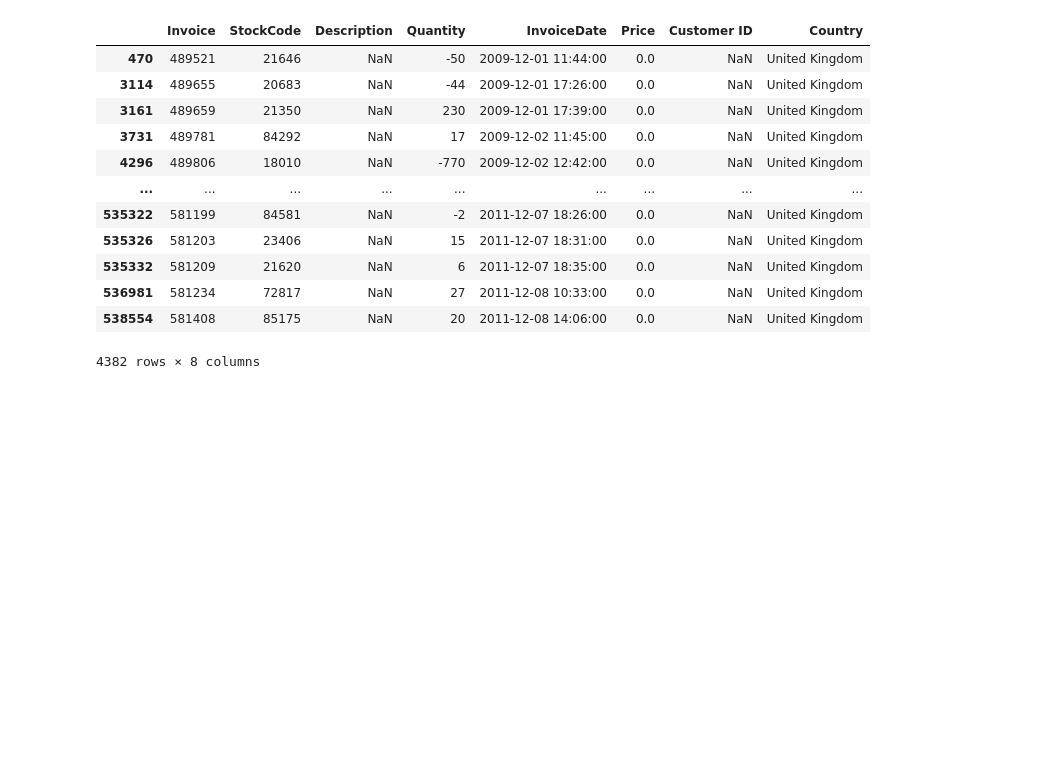
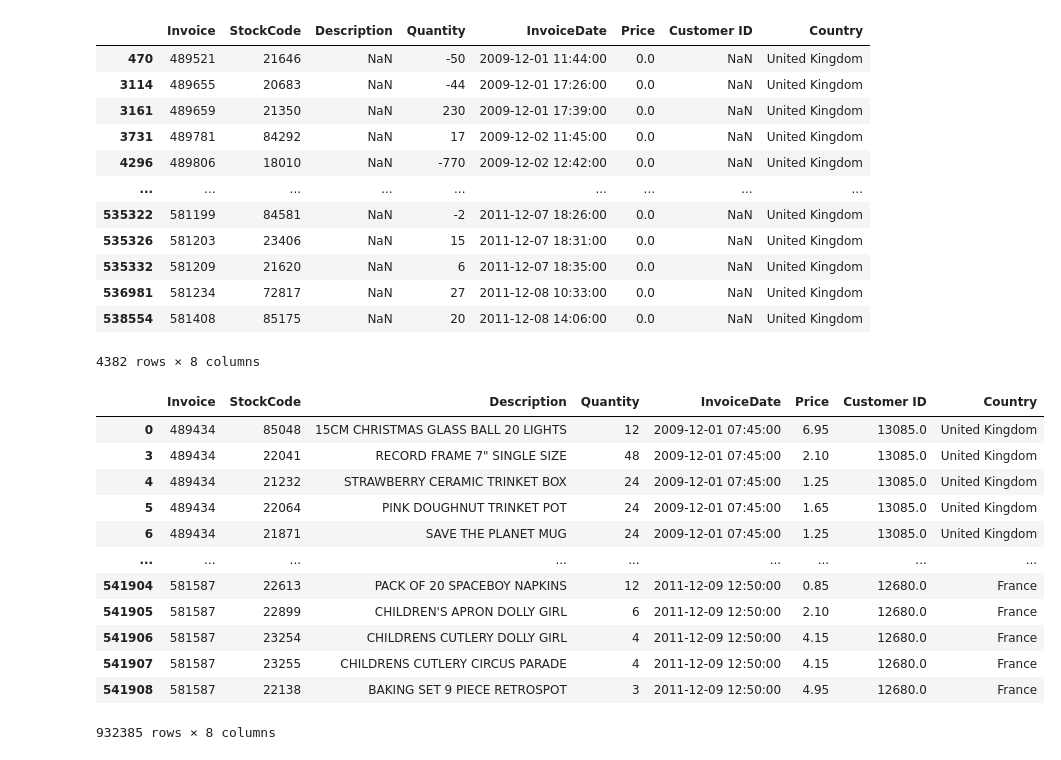
Before and after one commit to GRB55/retail-sales-performance, a Jupyter notebook: notebooks/exploratory_data_analysis.ipynb, the cells around one changed output. Drawn from its saved outputs; the diff is of its cells as text; code cells hidden in the pictures; blank space fills up the shorter version.

Commit message:
Finalized dataset exploration, analyzing stock codes. Added ETL scripts, added raw and processed subfolders in the data subfolder.

```diff
--- a/notebooks/exploratory_data_analysis.ipynb
+++ b/notebooks/exploratory_data_analysis.ipynb
@@ -5,9 +5,9 @@ import pandas as pd
 pd.set_option("display.max_columns", None)
 # %%
 # First excel sheet with 2009-2010 data
-df_2009_2010 = pd.read_excel(r"C:\Users\Gonzalo\Desktop\Archivos python\Retail-Sales-Performance\data\online_retail_II.xlsx", sheet_name="Year 2009-2010")
+df_2009_2010 = pd.read_excel(r"C:\Users\Gonzalo\Desktop\Archivos python\Retail-Sales-Performance\data\raw\online_retail_II.xlsx", sheet_name="Year 2009-2010")
 # Second excel sheet with 2010-2011 data
-df_2010_2011 = pd.read_excel(r"C:\Users\Gonzalo\Desktop\Archivos python\Retail-Sales-Performance\data\online_retail_II.xlsx", sheet_name="Year 2010-2011")
+df_2010_2011 = pd.read_excel(r"C:\Users\Gonzalo\Desktop\Archivos python\Retail-Sales-Performance\data\raw\online_retail_II.xlsx", sheet_name="Year 2010-2011")
 
 # Show the datasets
 display(df_2009_2010)
@@ -267,3 +267,20 @@ df[(df["Description"].isna()) &
 | 536981 | 581234 | 72817 | NaN | 27 | 2011-12-08 10:33:00 | 0.0 | NaN | United Kingdom |
 | 538554 | 581408 | 85175 | NaN | 20 | 2011-12-08 14:06:00 | 0.0 | NaN | United Kingdom |
 4382 rows × 8 columns
+# %%
+# Stock code with no letters
+df[df["StockCode"].astype(str).str.match(r"^\d+$", na=False)]
+# %% [output]
+|  | Invoice | StockCode | Description | Quantity | InvoiceDate | Price | Customer ID | Country |
+| 0 | 489434 | 85048 | 15CM CHRISTMAS GLASS BALL 20 LIGHTS | 12 | 2009-12-01 07:45:00 | 6.95 | 13085.0 | United Kingdom |
+| 3 | 489434 | 22041 | RECORD FRAME 7" SINGLE SIZE | 48 | 2009-12-01 07:45:00 | 2.10 | 13085.0 | United Kingdom |
+| 4 | 489434 | 21232 | STRAWBERRY CERAMIC TRINKET BOX | 24 | 2009-12-01 07:45:00 | 1.25 | 13085.0 | United Kingdom |
+| 5 | 489434 | 22064 | PINK DOUGHNUT TRINKET POT | 24 | 2009-12-01 07:45:00 | 1.65 | 13085.0 | United Kingdom |
+| 6 | 489434 | 21871 | SAVE THE PLANET MUG | 24 | 2009-12-01 07:45:00 | 1.25 | 13085.0 | United Kingdom |
+| ... | ... | ... | ... | ... | ... | ... | ... | ... |
+| 541904 | 581587 | 22613 | PACK OF 20 SPACEBOY NAPKINS | 12 | 2011-12-09 12:50:00 | 0.85 | 12680.0 | France |
+| 541905 | 581587 | 22899 | CHILDREN'S APRON DOLLY GIRL | 6 | 2011-12-09 12:50:00 | 2.10 | 12680.0 | France |
+| 541906 | 581587 | 23254 | CHILDRENS CUTLERY DOLLY GIRL | 4 | 2011-12-09 12:50:00 | 4.15 | 12680.0 | France |
+| 541907 | 581587 | 23255 | CHILDRENS CUTLERY CIRCUS PARADE | 4 | 2011-12-09 12:50:00 | 4.15 | 12680.0 | France |
+| 541908 | 581587 | 22138 | BAKING SET 9 PIECE RETROSPOT | 3 | 2011-12-09 12:50:00 | 4.95 | 12680.0 | France |
+932385 rows × 8 columns
```
Also changed, not shown: parts of 3 cells of this notebook, 4 other files.
